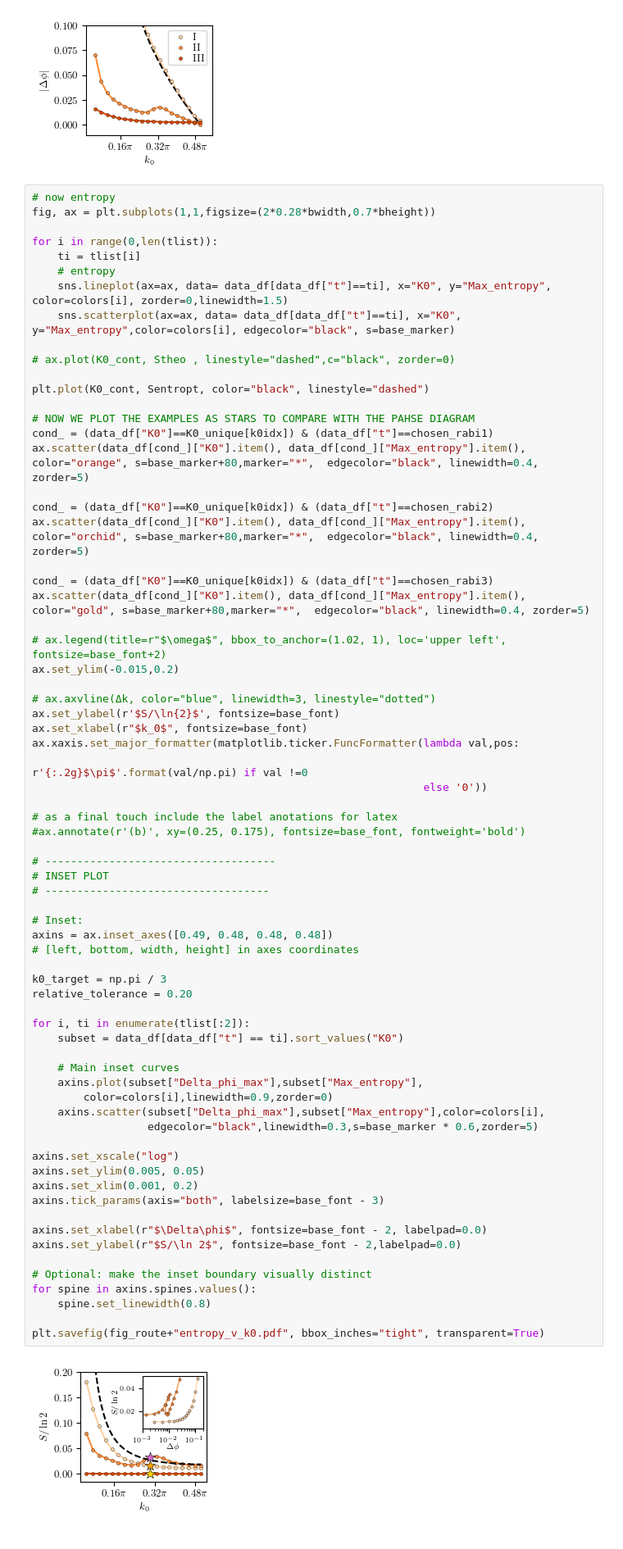
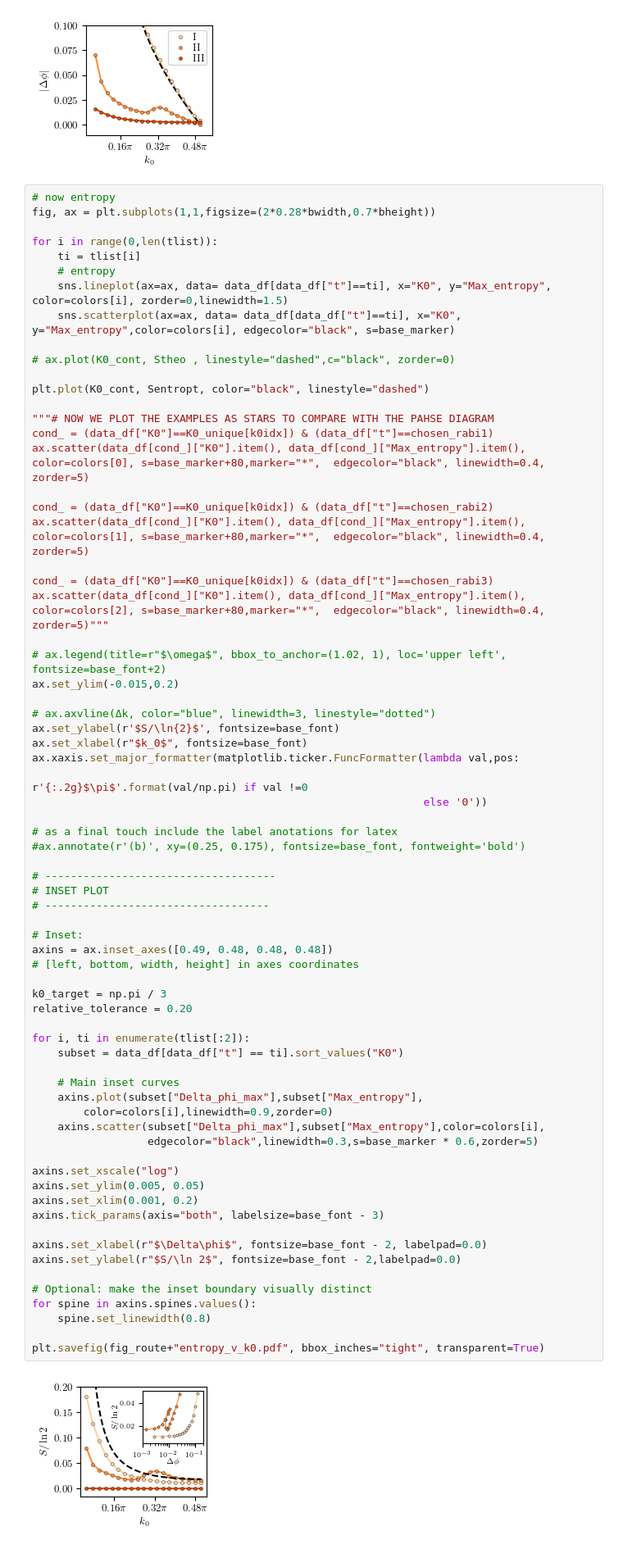
Before and after one commit to Ssalazar12/submission_VN_spinless, a Jupyter notebook: notebooks/analysis/manuscript_figures.ipynb, the cells around one changed output. Shown at 82% size. Cells and saved outputs as stored; diff of their text form.

```diff
--- a/notebooks/analysis/manuscript_figures.ipynb
+++ b/notebooks/analysis/manuscript_figures.ipynb
@@ -960,15 +960,15 @@ for i in range(0,len(tlist)):
 
 plt.plot(K0_cont, Sentropt, color="black", linestyle="dashed")
 
-# NOW WE PLOT THE EXAMPLES AS STARS TO COMPARE WITH THE PAHSE DIAGRAM
+"""# NOW WE PLOT THE EXAMPLES AS STARS TO COMPARE WITH THE PAHSE DIAGRAM
 cond_ = (data_df["K0"]==K0_unique[k0idx]) & (data_df["t"]==chosen_rabi1)
-ax.scatter(data_df[cond_]["K0"].item(), data_df[cond_]["Max_entropy"].item(), color="orange", s=base_marker+80,marker="*",  edgecolor="black", linewidth=0.4, zorder=5)
+ax.scatter(data_df[cond_]["K0"].item(), data_df[cond_]["Max_entropy"].item(), color=colors[0], s=base_marker+80,marker="*",  edgecolor="black", linewidth=0.4, zorder=5)
 
 cond_ = (data_df["K0"]==K0_unique[k0idx]) & (data_df["t"]==chosen_rabi2)
-ax.scatter(data_df[cond_]["K0"].item(), data_df[cond_]["Max_entropy"].item(), color="orchid", s=base_marker+80,marker="*",  edgecolor="black", linewidth=0.4, zorder=5)
+ax.scatter(data_df[cond_]["K0"].item(), data_df[cond_]["Max_entropy"].item(), color=colors[1], s=base_marker+80,marker="*",  edgecolor="black", linewidth=0.4, zorder=5)
 
 cond_ = (data_df["K0"]==K0_unique[k0idx]) & (data_df["t"]==chosen_rabi3)
-ax.scatter(data_df[cond_]["K0"].item(), data_df[cond_]["Max_entropy"].item(), color="gold", s=base_marker+80,marker="*",  edgecolor="black", linewidth=0.4, zorder=5)
+ax.scatter(data_df[cond_]["K0"].item(), data_df[cond_]["Max_entropy"].item(), color=colors[2], s=base_marker+80,marker="*",  edgecolor="black", linewidth=0.4, zorder=5)"""
 
 # ax.legend(title=r"$\omega$", bbox_to_anchor=(1.02, 1), loc='upper left', fontsize=base_font+2)
 ax.set_ylim(-0.015,0.2)
@@ -990,34 +990,34 @@ ax.xaxis.set_major_formatter(matplotlib.ticker.FuncFormatter(lambda val,pos:
 # Inset:
 axins = ax.inset_axes([0.49, 0.48, 0.48, 0.48])
 # [left, bottom, width, height] in axes coordinates
 
 k0_target = np.pi / 3
 relative_tolerance = 0.20
 
 for i, ti in enumerate(tlist[:2]):
     subset = data_df[data_df["t"] == ti].sort_values("K0")
 
     # Main inset curves
     axins.plot(subset["Delta_phi_max"],subset["Max_entropy"],
         color=colors[i],linewidth=0.9,zorder=0)
     axins.scatter(subset["Delta_phi_max"],subset["Max_entropy"],color=colors[i],
                   edgecolor="black",linewidth=0.3,s=base_marker * 0.6,zorder=5)
 
 axins.set_xscale("log")
 axins.set_ylim(0.005, 0.05)
 axins.set_xlim(0.001, 0.2)
 axins.tick_params(axis="both", labelsize=base_font - 3)
 
 axins.set_xlabel(r"$\Delta\phi$", fontsize=base_font - 2, labelpad=0.0)
 axins.set_ylabel(r"$S/\ln 2$", fontsize=base_font - 2,labelpad=0.0)
 
 # Optional: make the inset boundary visually distinct
 for spine in axins.spines.values():
     spine.set_linewidth(0.8)
 
 plt.savefig(fig_route+"entropy_v_k0.pdf", bbox_inches="tight", transparent=True)
 # %% [output]
-[figure, old version]
+[figure, new version]
 # %% [markdown]
 ## Entanglement phase diagram
 # %%
```
Also changed, not shown: parts of 4 cells of this notebook, 17 other files.
